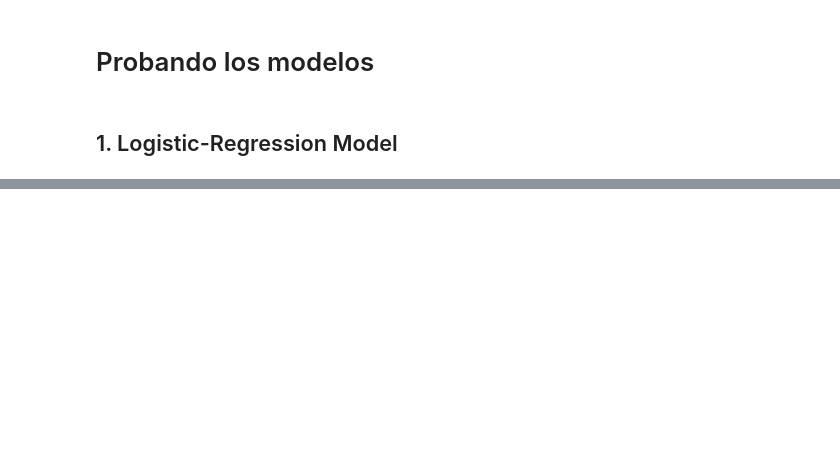
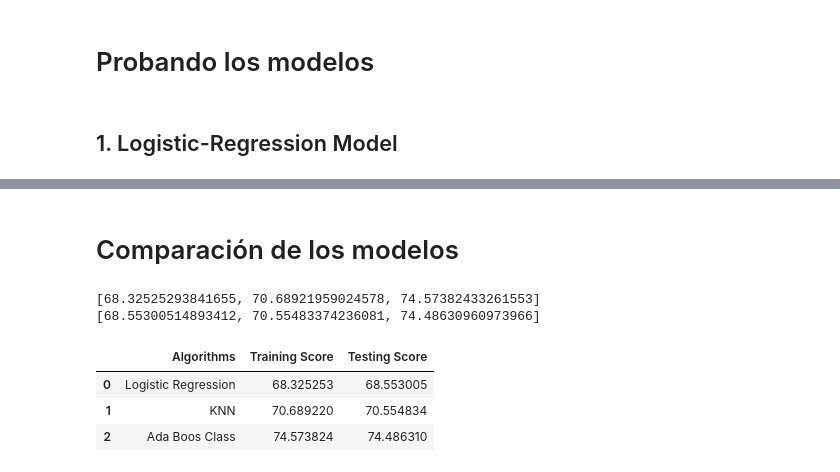
Before and after one commit to AI-School-F5-P2/F5_airlines, a Jupyter notebook: airline_main/test_sgs.ipynb, the cells around one changed output, grey strips where cells are left out. Cells and saved outputs as stored; diff of their text form; code cells hidden in the pictures; blank space fills up the shorter version.

```diff
--- a/airline_main/test_sgs.ipynb
+++ b/airline_main/test_sgs.ipynb
@@ -529,0 +423,21 @@ array(['neutral or dissatisfied', 'neutral or dissatisfied',
+# %% [markdown]
+# Comparación de los modelos
+# %%
+print(training_score)
+print(testing_score)
+# %% [output]
+[68.32525293841655, 70.68921959024578, 74.57382433261553]
+[68.55300514893412, 70.55483374236081, 74.48630960973966]
+# %%
+models = ["Logistic Regression","KNN","Ada Boos Class"]
+# %%
+df_comp = pd.DataFrame({"Algorithms":models,
+                   "Training Score":training_score,
+                   "Testing Score":testing_score})
+# %%
+df_comp
+# %% [output]
+|  | Algorithms | Training Score | Testing Score |
+| 0 | Logistic Regression | 68.325253 | 68.553005 |
+| 1 | KNN | 70.689220 | 70.554834 |
+| 2 | Ada Boos Class | 74.573824 | 74.486310 |
```
Also changed, not shown: parts of 20 cells of this notebook.
